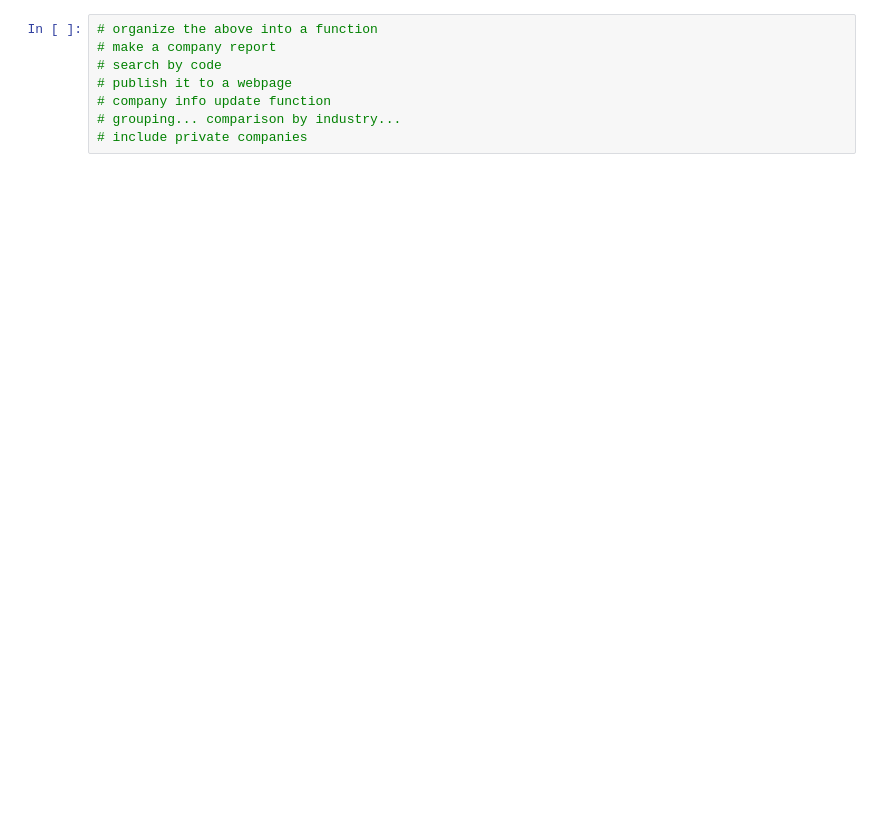
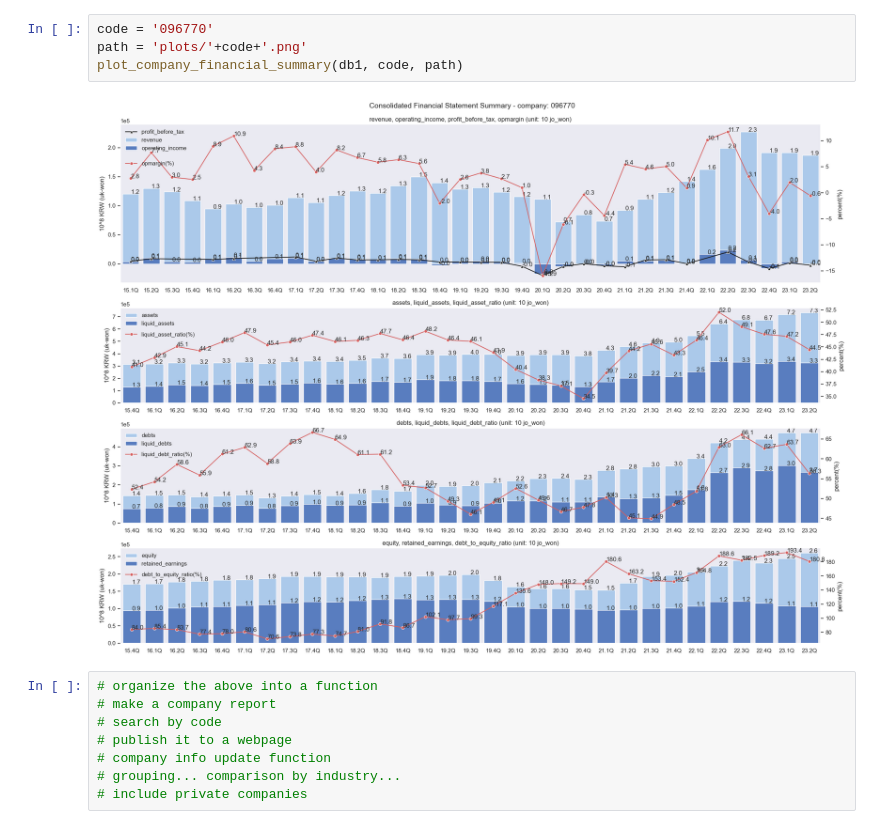
Before and after one commit to iburn78/trader, a Jupyter notebook: data_collection/dc_06_Visualize_Company_Health.ipynb, the cells around one changed output. Cells and saved outputs as stored; diff of their text form; blank space fills up the shorter version.

```diff
--- a/data_collection/dc_06_Visualize_Company_Health.ipynb
+++ b/data_collection/dc_06_Visualize_Company_Health.ipynb
@@ -120,3 +113,9 @@ Text(0.5, 0.98, 'Consolidated Financial Statement Summary - company: 005930')
+# %%
+code = '096770'
+path = 'plots/'+code+'.png'
+plot_company_financial_summary(db1, code, path)
+# %% [output]
+[figure, added]
 # %%
 # organize the above into a function
 # make a company report
```
Also changed, not shown: parts of 7 cells of this notebook, 7 other files.
